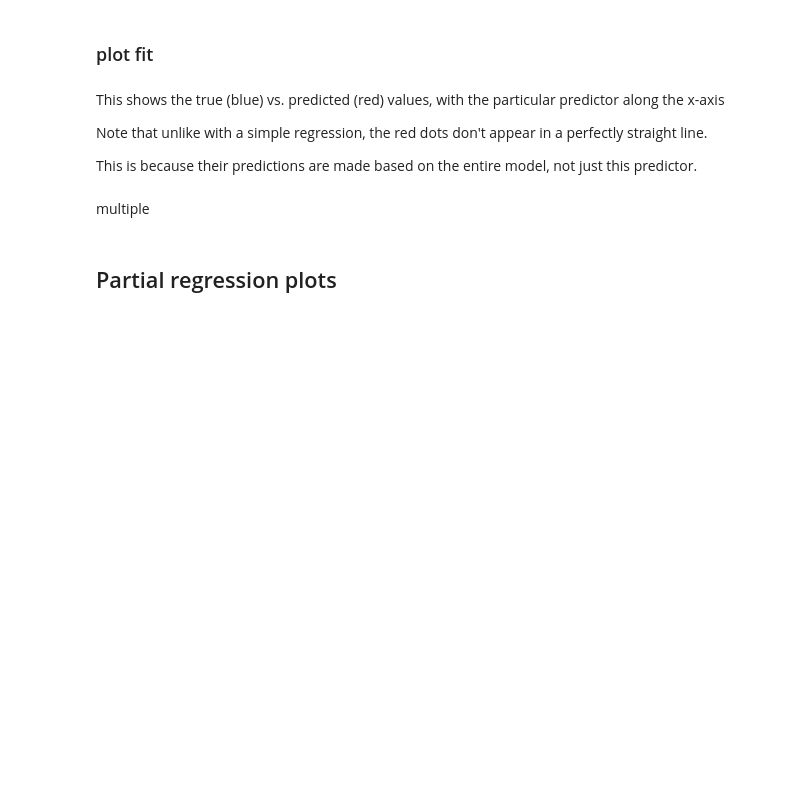
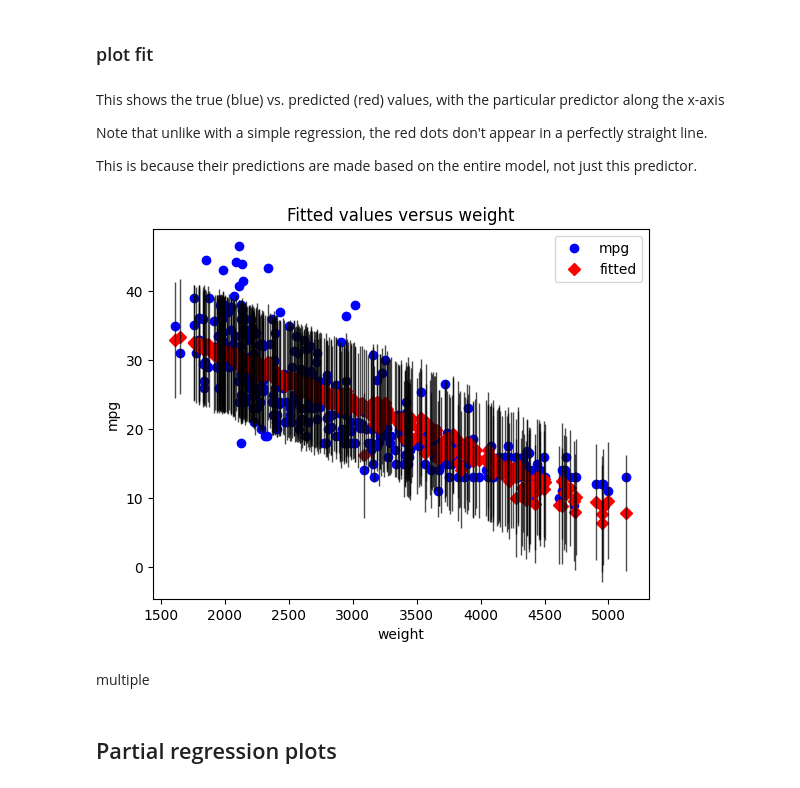
Before and after one commit to karusamuel/multilinear_reg_ols, a Jupyter notebook: index.ipynb, the cells around one changed output. Saved outputs shown, nothing was run; the diff lists cells and outputs as text; code cells hidden in the pictures; blank space fills up the shorter version.

```diff
--- a/index.ipynb
+++ b/index.ipynb
@@ -193,5 +193,9 @@ Note that unlike with a simple regression, the red dots don't appear in a perfec
 This is because their predictions are made based on the entire model, not just this predictor.
 # %%
 #single column
+sm.graphics.plot_fit(ols_multi_results,"weight")
+plt.show()
+# %% [output]
+[figure, added]
 # %% [markdown]
 multiple
```
Also changed, not shown: parts of 11 cells of this notebook.
